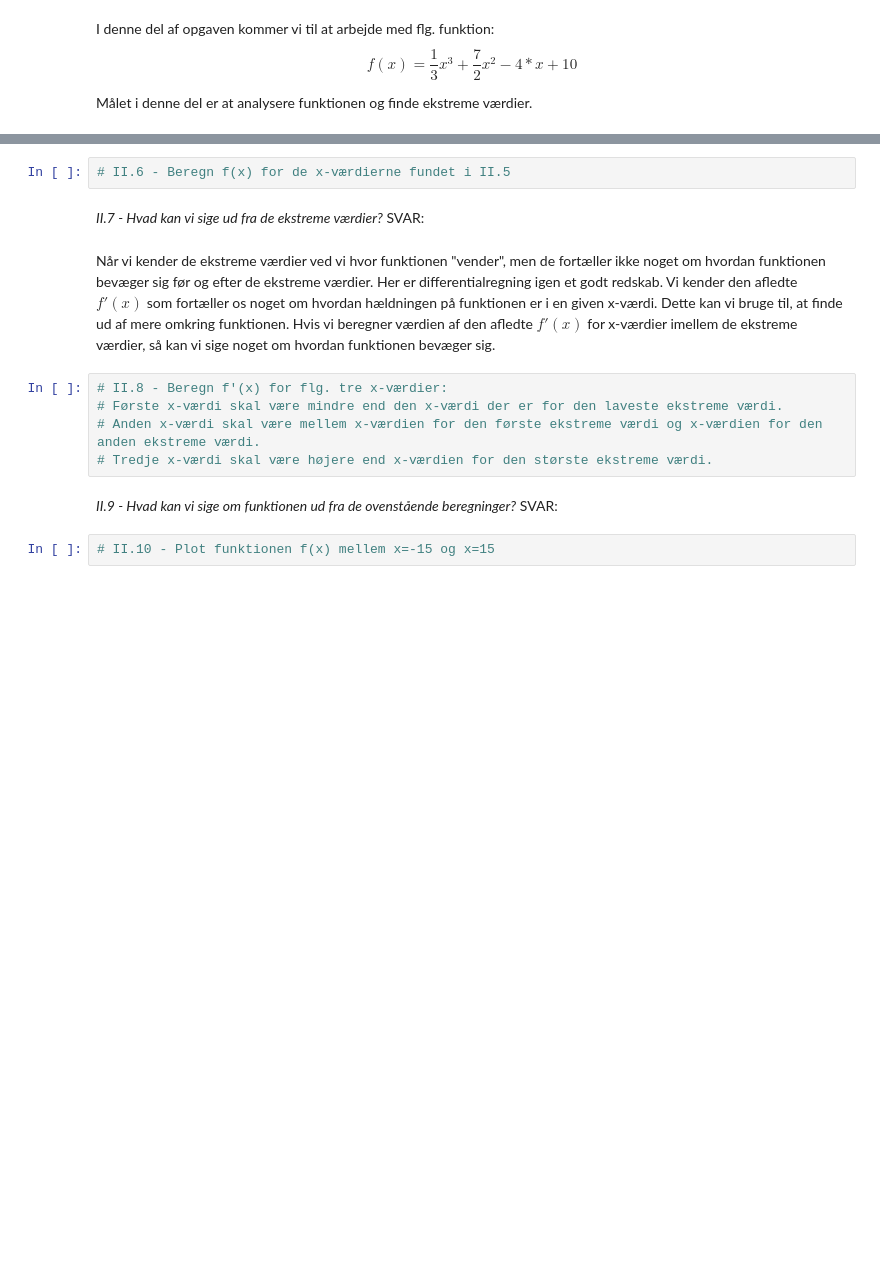
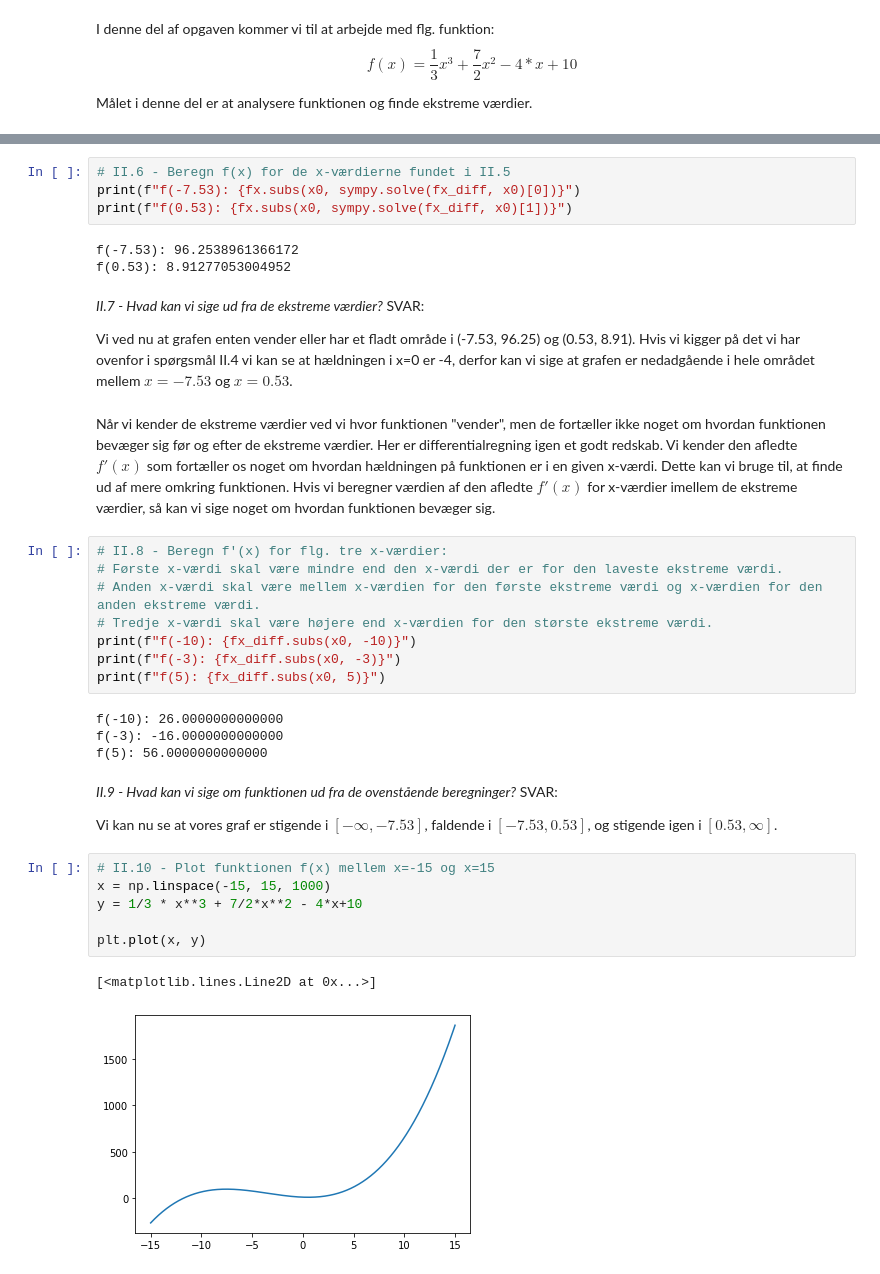
Before and after one commit to stlinde/AAU-Anvendt-Matematik, a Jupyter notebook: Øvelse 2 - Calculus.ipynb, the cells around one changed output, grey strips where cells are left out. Drawn from its saved outputs; the diff is of its cells as text; blank space fills up the shorter version.

```diff
--- a/Øvelse 2 - Calculus.ipynb
+++ b/Øvelse 2 - Calculus.ipynb
@@ -80,8 +165,16 @@ SVAR:
 # %%
 # II.6 - Beregn f(x) for de x-værdierne fundet i II.5
+print(f"f(-7.53): {fx.subs(x0, sympy.solve(fx_diff, x0)[0])}")
+print(f"f(0.53): {fx.subs(x0, sympy.solve(fx_diff, x0)[1])}")
+# %% [output]
+f(-7.53): 96.2538961366172
+f(0.53): 8.91277053004952
 # %% [markdown]
 *II.7 - Hvad kan vi sige ud fra de ekstreme værdier?*
 SVAR:
+
+Vi ved nu at grafen enten vender eller har et fladt område i (-7.53, 96.25) og (0.53, 8.91).
+Hvis vi kigger på det vi har ovenfor i spørgsmål II.4 vi kan se at hældningen i x=0 er -4, derfor kan vi sige at grafen er nedadgående i hele området mellem $x=-7.53$ og $x=0.53$.
 # %% [markdown]
 Når vi kender de ekstreme værdier ved vi hvor funktionen "vender", men de fortæller ikke noget om hvordan funktionen bevæger sig før og efter de ekstreme værdier.
 Her er differentialregning igen et godt redskab.
@@ -93,9 +186,25 @@ Hvis vi beregner værdien af den afledte $f'(x)$ for x-værdier imellem de ekstr
 # Første x-værdi skal være mindre end den x-værdi der er for den laveste ekstreme værdi.
 # Anden x-værdi skal være mellem x-værdien for den første ekstreme værdi og x-værdien for den anden ekstreme værdi.
 # Tredje x-værdi skal være højere end x-værdien for den største ekstreme værdi.
+print(f"f(-10): {fx_diff.subs(x0, -10)}")
+print(f"f(-3): {fx_diff.subs(x0, -3)}")
+print(f"f(5): {fx_diff.subs(x0, 5)}")
+# %% [output]
+f(-10): 26.0000000000000
+f(-3): -16.0000000000000
+f(5): 56.0000000000000
 # %% [markdown]
 *II.9 - Hvad kan vi sige om funktionen ud fra de ovenstående beregninger?*
 SVAR:
+
+Vi kan nu se at vores graf er stigende i $[-\infty, -7.53]$, faldende i $[-7.53, 0.53]$, og stigende igen i $[0.53, \infty]$.
 # %%
 # II.10 - Plot funktionen f(x) mellem x=-15 og x=15
+x = np.linspace(-15, 15, 1000)
+y = 1/3 * x**3 + 7/2*x**2 - 4*x+10
+
+plt.plot(x, y)
+# %% [output]
+[<matplotlib.lines.Line2D at 0x...>]
+[figure, added]
 # %% [markdown]
```
Also changed, not shown: parts of 19 cells of this notebook.
